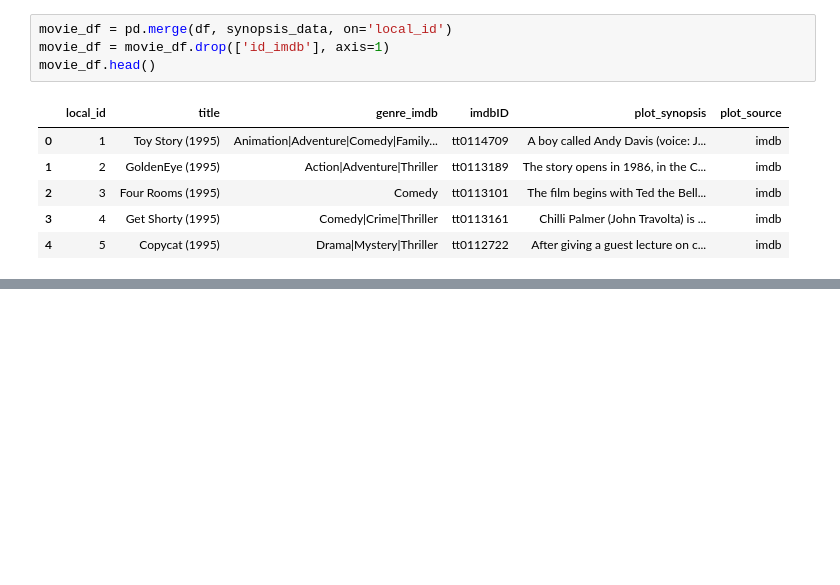
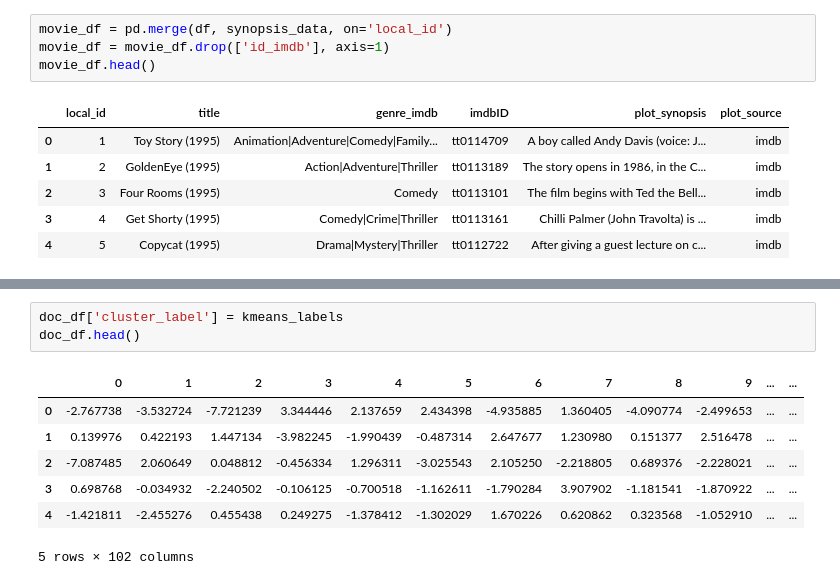
Before and after one commit to fatemehkarimi/movie-text-analys, a Jupyter notebook: src/movie-text-analyze.ipynb, the cells around one changed output, grey strips where cells are left out. Cells and saved outputs as stored; diff of their text form; blank space fills up the shorter version.

```diff
--- a/src/movie-text-analyze.ipynb
+++ b/src/movie-text-analyze.ipynb
@@ -36,0 +171,11 @@ movie_df.head()
+# %%
+doc_df['cluster_label'] = kmeans_labels
+doc_df.head()
+# %% [output]
+|  | 0 | 1 | 2 | 3 | 4 | 5 | 6 | 7 | 8 | 9 | ... | ... |
+| 0 | -2.767738 | -3.532724 | -7.721239 | 3.344446 | 2.137659 | 2.434398 | -4.935885 | 1.360405 | -4.090774 | -2.499653 | ... | ... |
+| 1 | 0.139976 | 0.422193 | 1.447134 | -3.982245 | -1.990439 | -0.487314 | 2.647677 | 1.230980 | 0.151377 | 2.516478 | ... | ... |
+| 2 | -7.087485 | 2.060649 | 0.048812 | -0.456334 | 1.296311 | -3.025543 | 2.105250 | -2.218805 | 0.689376 | -2.228021 | ... | ... |
+| 3 | 0.698768 | -0.034932 | -2.240502 | -0.106125 | -0.700518 | -1.162611 | -1.790284 | 3.907902 | -1.181541 | -1.870922 | ... | ... |
+| 4 | -1.421811 | -2.455276 | 0.455438 | 0.249275 | -1.378412 | -1.302029 | 1.670226 | 0.620862 | 0.323568 | -1.052910 | ... | ... |
+5 rows × 102 columns
```
Also changed, not shown: parts of 21 cells of this notebook.
